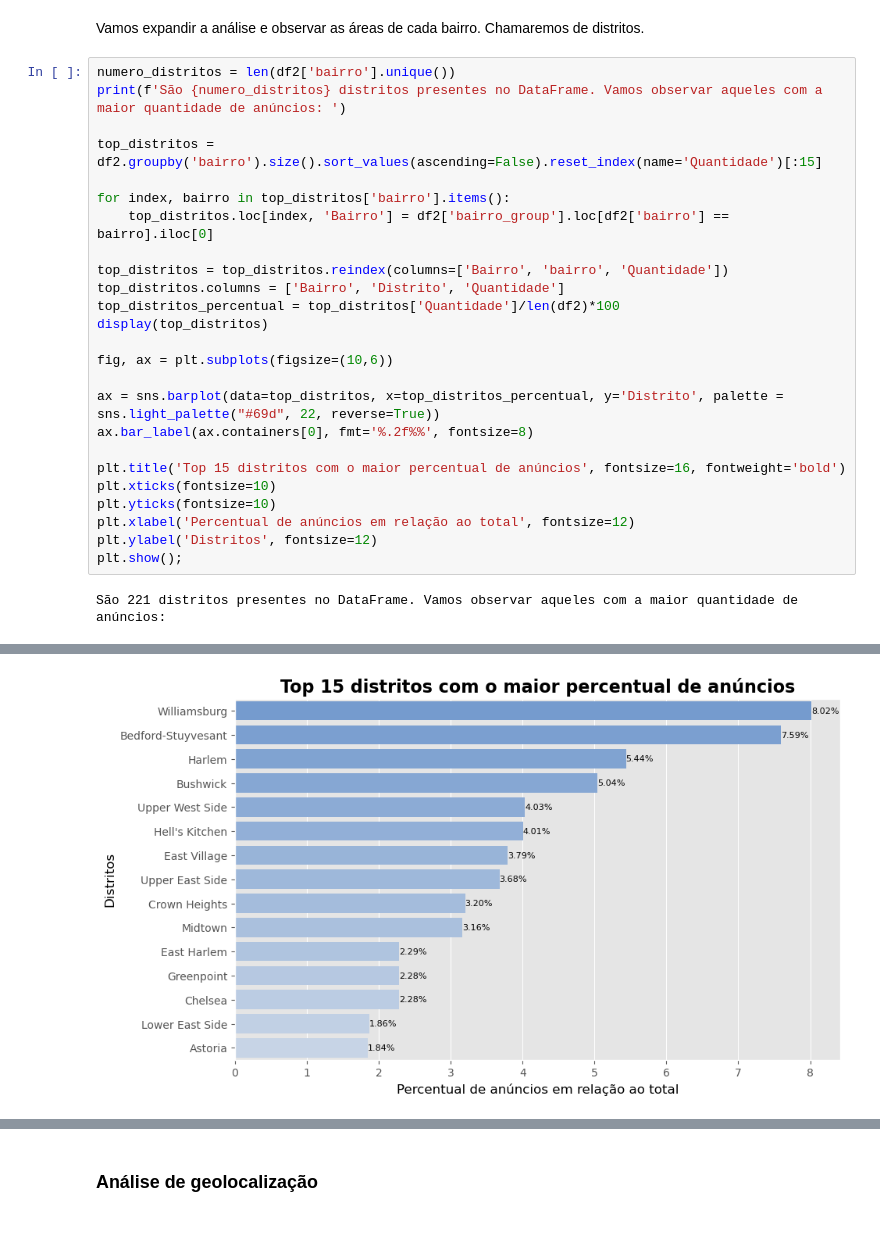
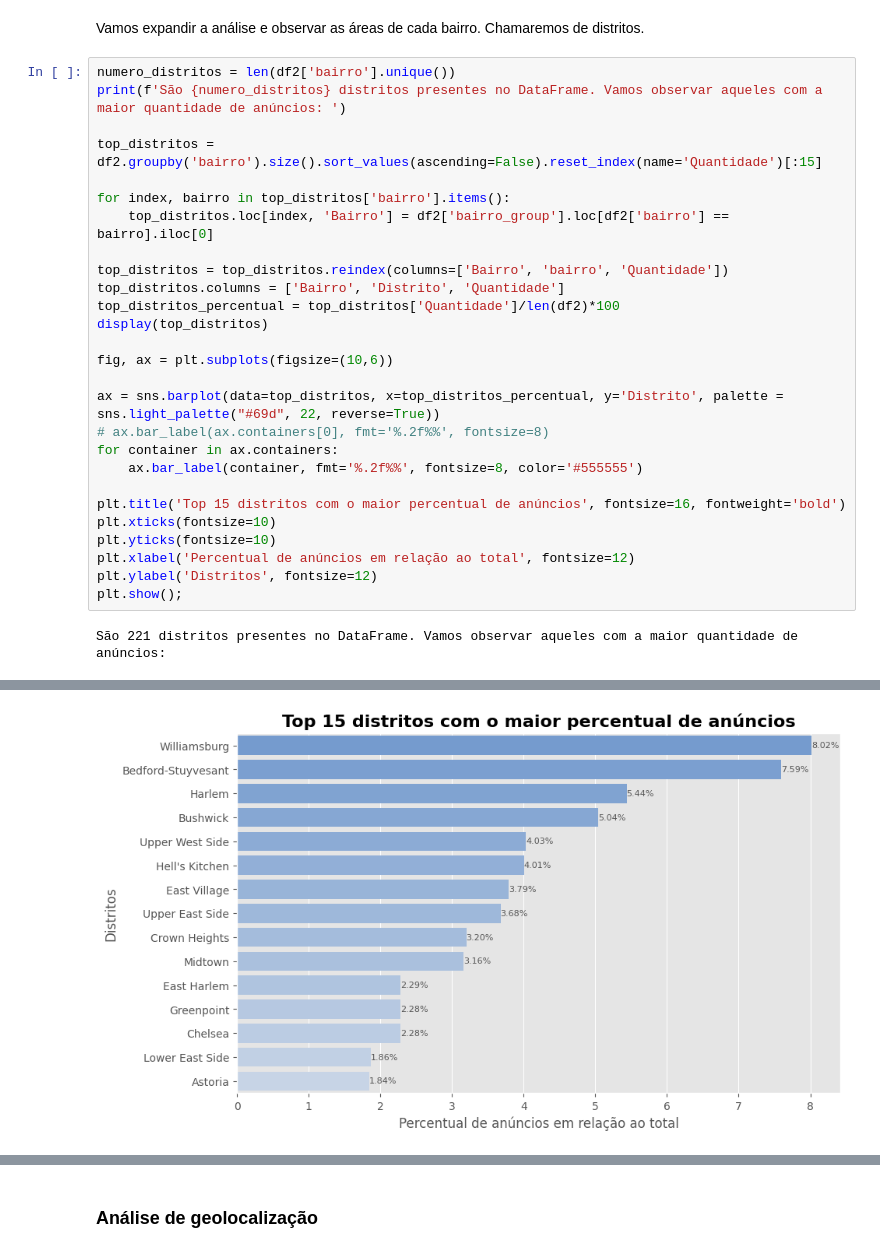
Before and after one commit to sch-paulo/LH_CD_PAULO, a Jupyter notebook: desafio.ipynb, the cells around one changed output, grey strips where cells are left out. Cells and saved outputs as stored; diff of their text form.

```diff
--- a/desafio.ipynb
+++ b/desafio.ipynb
@@ -413,32 +394,34 @@ top_distritos_percentual = top_distritos['Quantidade']/len(df2)*100
 display(top_distritos)
 
 fig, ax = plt.subplots(figsize=(10,6))
 
 ax = sns.barplot(data=top_distritos, x=top_distritos_percentual, y='Distrito', palette = sns.light_palette("#69d", 22, reverse=True))
-ax.bar_label(ax.containers[0], fmt='%.2f%%', fontsize=8)
+# ax.bar_label(ax.containers[0], fmt='%.2f%%', fontsize=8)
+for container in ax.containers:
+    ax.bar_label(container, fmt='%.2f%%', fontsize=8, color='#555555')
 
 plt.title('Top 15 distritos com o maior percentual de anúncios', fontsize=16, fontweight='bold')
 plt.xticks(fontsize=10)
 plt.yticks(fontsize=10)
 plt.xlabel('Percentual de anúncios em relação ao total', fontsize=12)
 plt.ylabel('Distritos', fontsize=12)
 plt.show();
 # %% [output]
 São 221 distritos presentes no DataFrame. Vamos observar aqueles com a maior quantidade de anúncios:
 |  | Bairro | Distrito | Quantidade |
 | 0 | Brooklyn | Williamsburg | 3919 |
 | 1 | Brooklyn | Bedford-Stuyvesant | 3710 |
 | 2 | Manhattan | Harlem | 2658 |
 | 3 | Brooklyn | Bushwick | 2462 |
 | 4 | Manhattan | Upper West Side | 1971 |
 | 5 | Manhattan | Hell's Kitchen | 1958 |
 | 6 | Manhattan | East Village | 1853 |
 | 7 | Manhattan | Upper East Side | 1798 |
 | 8 | Brooklyn | Crown Heights | 1564 |
 | 9 | Manhattan | Midtown | 1545 |
 | 10 | Manhattan | East Harlem | 1117 |
 | 11 | Brooklyn | Greenpoint | 1114 |
 | 12 | Manhattan | Chelsea | 1113 |
 | 13 | Manhattan | Lower East Side | 911 |
 | 14 | Queens | Astoria | 900 |
-[figure, old version]
+[figure, new version]
```
Also changed, not shown: parts of 44 cells of this notebook.
